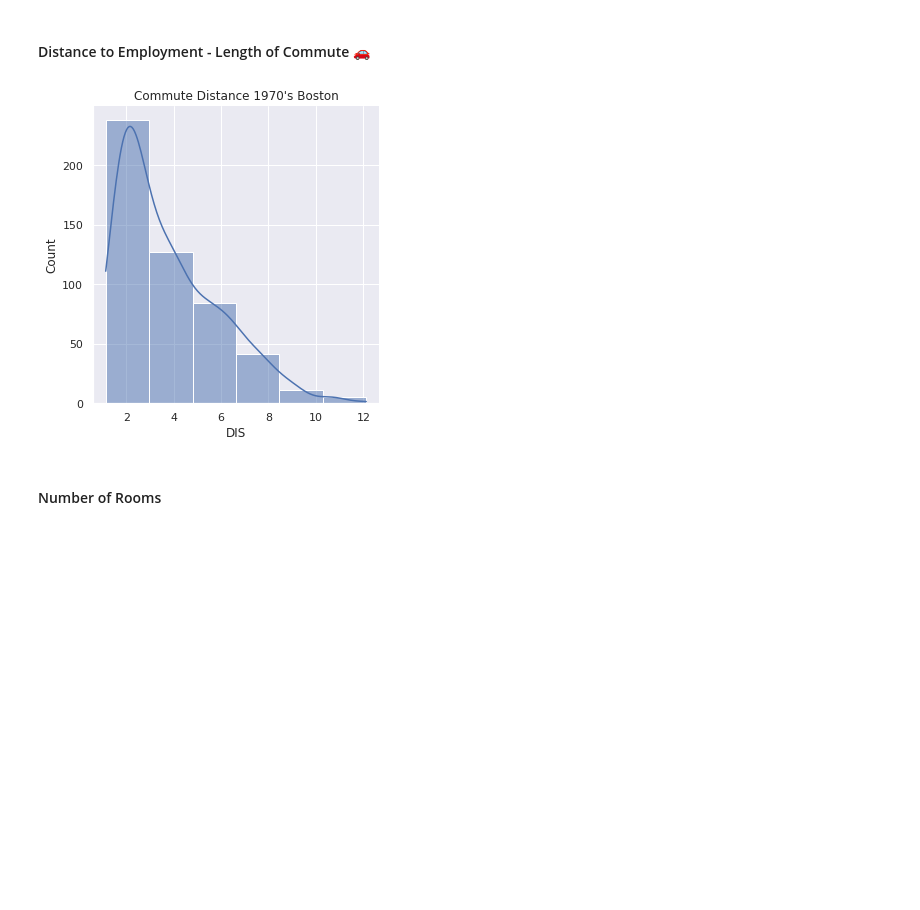
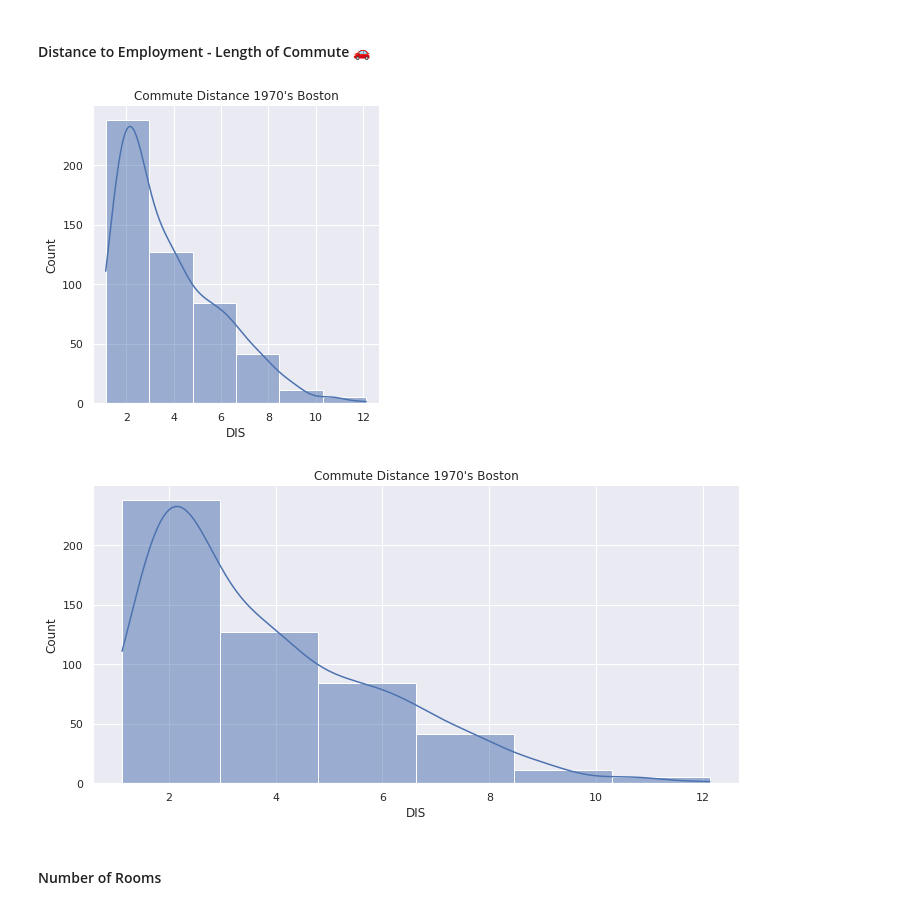
Before and after one commit to WilliamSpanfelner/day-80-Predict_House_Prices, a Jupyter notebook: day_80_Multivariable_Regression_and_Valuation_Model.ipynb, the cells around one changed output. Cells and saved outputs as stored; diff of their text form; code cells hidden in the pictures; blank space fills up the shorter version.

```diff
--- a/day_80_Multivariable_Regression_and_Valuation_Model.ipynb
+++ b/day_80_Multivariable_Regression_and_Valuation_Model.ipynb
@@ -222,10 +226,14 @@ plt.show()
 # %%
 sns.set_theme(style="darkgrid")
 sns.displot(data=data, x='DIS', kde=True, bins=6)
 plt.title("Commute Distance 1970's Boston")
 plt.show()
+sns.displot(data=data, x='DIS', kde=True, bins=6, aspect=2)
+plt.title("Commute Distance 1970's Boston")
+plt.show()
 # %% [output]
 [figure]
+[figure, added]
 # %% [markdown]
 #### Number of Rooms
 # %%
```
Also changed, not shown: parts of 41 cells of this notebook.
